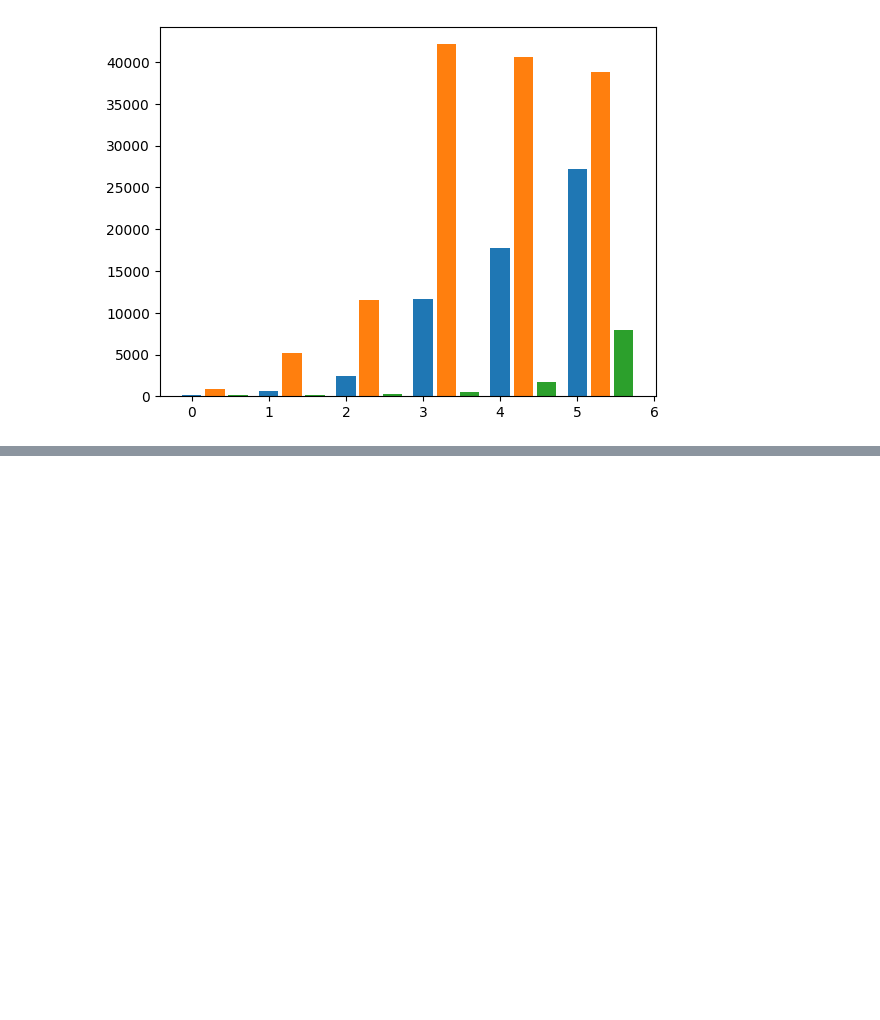
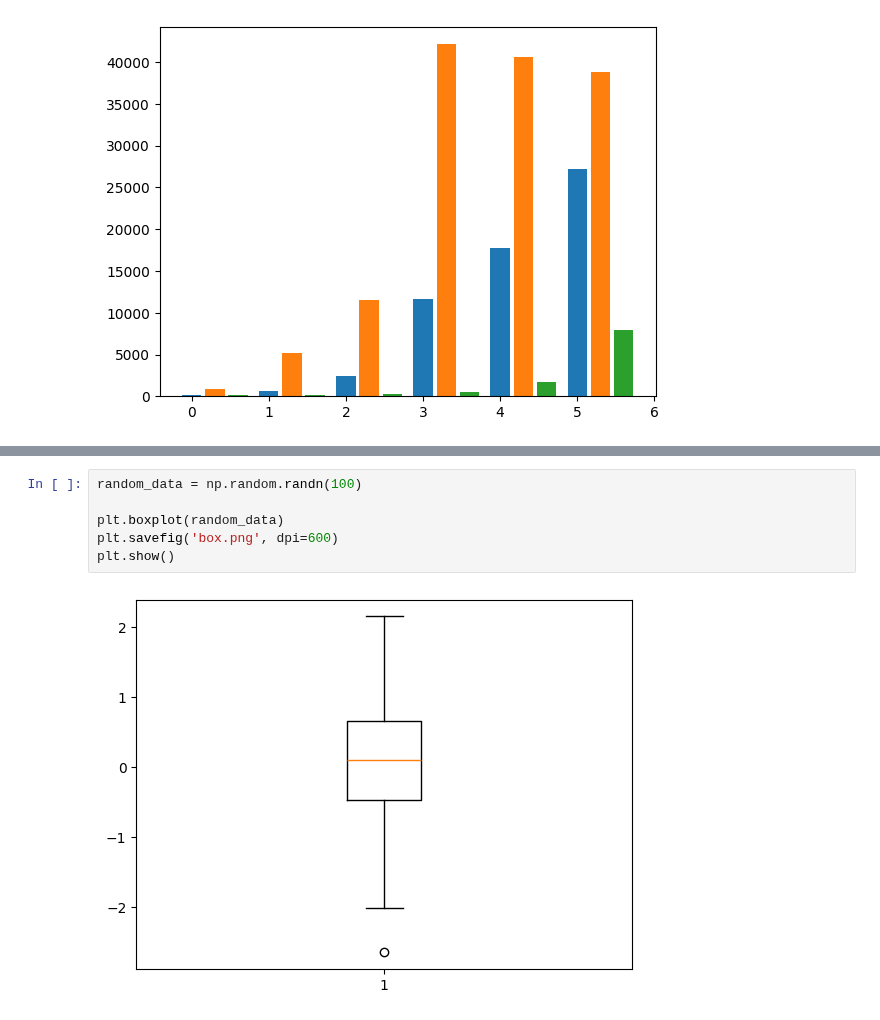
Before and after one commit to wamong/DMU-JMJ, a Jupyter notebook: 1학년2학기/교양파이썬/11주차/py_week11.ipynb, the cells around one changed output, grey strips where cells are left out. Drawn from its saved outputs; the diff is of its cells as text; blank space fills up the shorter version.

```diff
--- a/1학년2학기/교양파이썬/11주차/py_week11.ipynb
+++ b/1학년2학기/교양파이썬/11주차/py_week11.ipynb
@@ -89,0 +126,8 @@ plt.show()
+# %%
+random_data = np.random.randn(100)
+
+plt.boxplot(random_data)
+plt.savefig('box.png', dpi=600)
+plt.show()
+# %% [output]
+[figure, added]
```
Also changed, not shown: parts of 4 cells of this notebook, 5 other files.
